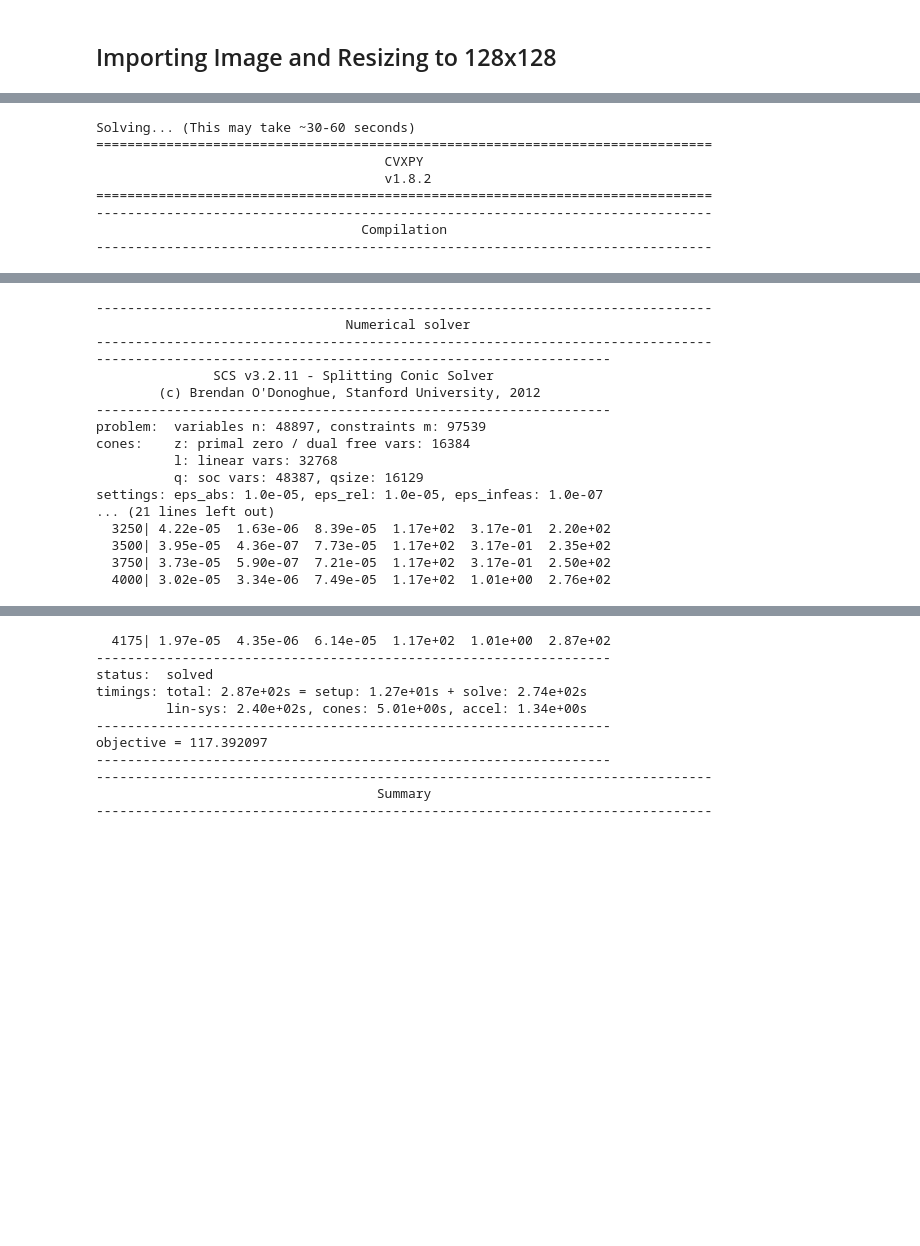
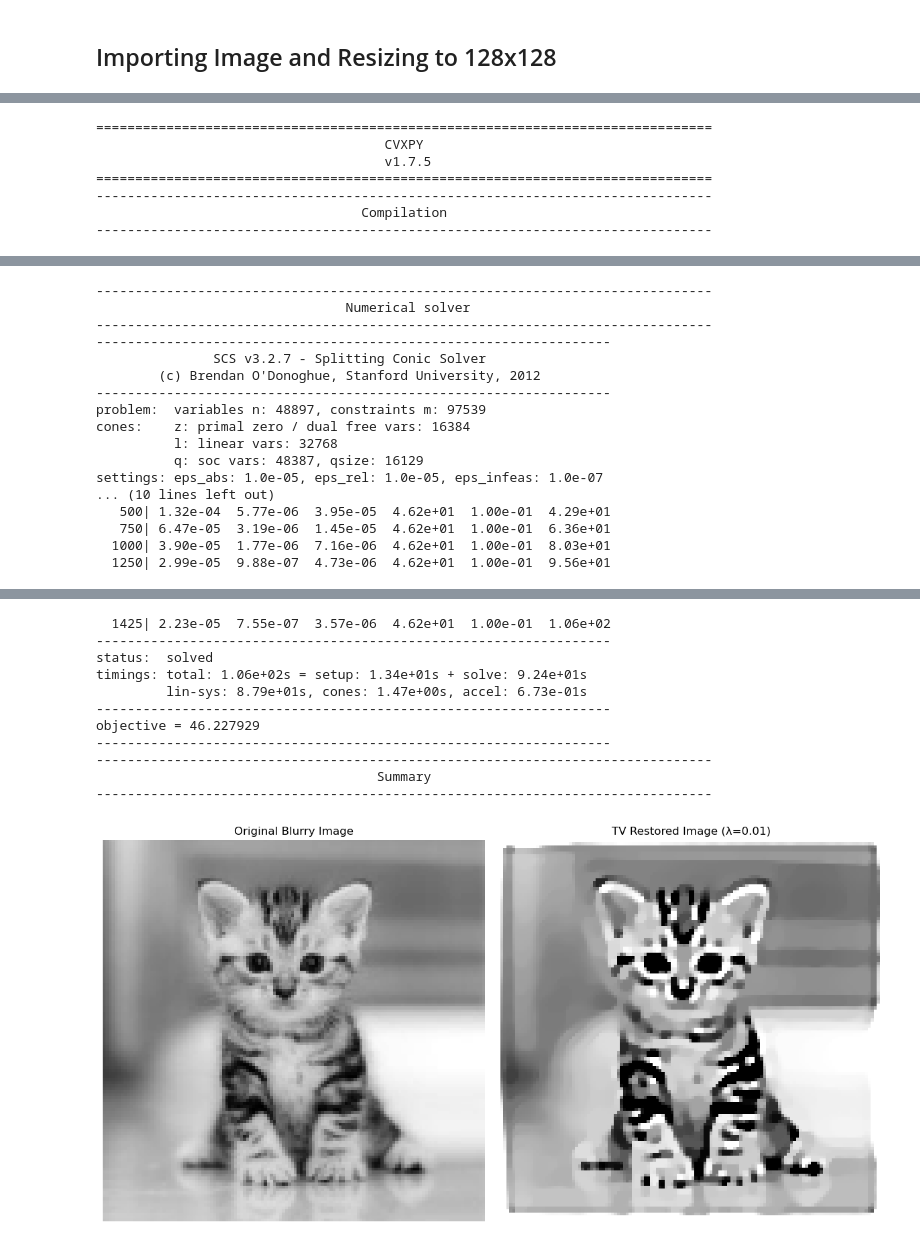
Before and after one commit to r-ey/convex_441, a Jupyter notebook: main v1_new.ipynb, the cells around one changed output, grey strips where cells are left out. Cells and saved outputs as stored; diff of their text form; code cells hidden in the pictures; blank space fills up the shorter version.

```diff
--- a/main v1_new.ipynb
+++ b/main v1_new.ipynb
@@ -221,5 +217,5 @@ plt.show()
 # %%
-LAMBDA_TV = 0.1
+LAMBDA_TV = 0.01
 
 obj = cp.Minimize(cp.sum_squares(K_sparse @ U_vec - f_vec) + LAMBDA_TV * cp.tv(U))
 
@@ -227,9 +223,23 @@ constraints = [U >= 0, U <= 1]
 
 prob = cp.Problem(obj, constraints)
 
-print("Solving... (This may take ~30-60 seconds)")
 prob.solve(solver=cp.SCS, verbose=True)
 
 u_recovered = U.value
 u_recovered = u_recovered.T
+
+plt.figure(figsize=(12, 6))
+
+plt.subplot(1, 2, 1)
+plt.imshow(f_img, cmap='gray')
+plt.title("Original Blurry Image")
+plt.axis('off')
+
+plt.subplot(1, 2, 2)
+plt.imshow(u_recovered, cmap='gray')
+plt.title(f"TV Restored Image (λ={LAMBDA_TV})")
+plt.axis('off')
+
+plt.tight_layout()
+plt.show()
 # %% [output]
@@ -246,7 +256,6 @@ u_recovered = u_recovered.T
-Solving... (This may take ~30-60 seconds)
 ===============================================================================
                                      CVXPY
-                                     v1.8.2
+                                     v1.7.5
 ===============================================================================
 -------------------------------------------------------------------------------
                                   Compilation
@@ -258,7 +267,7 @@ Solving... (This may take ~30-60 seconds)
                                 Numerical solver
 -------------------------------------------------------------------------------
 ------------------------------------------------------------------
-               SCS v3.2.11 - Splitting Conic Solver
+               SCS v3.2.7 - Splitting Conic Solver
         (c) Brendan O'Donoghue, Stanford University, 2012
 ------------------------------------------------------------------
 problem:  variables n: 48897, constraints m: 97539
@@ -266,8 +275,8 @@ cones:    z: primal zero / dual free vars: 16384
           l: linear vars: 32768
           q: soc vars: 48387, qsize: 16129
 settings: eps_abs: 1.0e-05, eps_rel: 1.0e-05, eps_infeas: 1.0e-07
-... (21 lines left out)
-  3250| 4.22e-05  1.63e-06  8.39e-05  1.17e+02  3.17e-01  2.20e+02
-  3500| 3.95e-05  4.36e-07  7.73e-05  1.17e+02  3.17e-01  2.35e+02
-  3750| 3.73e-05  5.90e-07  7.21e-05  1.17e+02  3.17e-01  2.50e+02
-  4000| 3.02e-05  3.34e-06  7.49e-05  1.17e+02  1.01e+00  2.76e+02
+... (10 lines left out)
+   500| 1.32e-04  5.77e-06  3.95e-05  4.62e+01  1.00e-01  4.29e+01
+   750| 6.47e-05  3.19e-06  1.45e-05  4.62e+01  1.00e-01  6.36e+01
+  1000| 3.90e-05  1.77e-06  7.16e-06  4.62e+01  1.00e-01  8.03e+01
+  1250| 2.99e-05  9.88e-07  4.73e-06  4.62e+01  1.00e-01  9.56e+01
@@ -278,11 +287,12 @@ settings: eps_abs: 1.0e-05, eps_rel: 1.0e-05, eps_infeas: 1.0e-07
-  4175| 1.97e-05  4.35e-06  6.14e-05  1.17e+02  1.01e+00  2.87e+02
+  1425| 2.23e-05  7.55e-07  3.57e-06  4.62e+01  1.00e-01  1.06e+02
 ------------------------------------------------------------------
 status:  solved
-timings: total: 2.87e+02s = setup: 1.27e+01s + solve: 2.74e+02s
-         lin-sys: 2.40e+02s, cones: 5.01e+00s, accel: 1.34e+00s
+timings: total: 1.06e+02s = setup: 1.34e+01s + solve: 9.24e+01s
+         lin-sys: 8.79e+01s, cones: 1.47e+00s, accel: 6.73e-01s
 ------------------------------------------------------------------
-objective = 117.392097
+objective = 46.227929
 ------------------------------------------------------------------
 -------------------------------------------------------------------------------
                                     Summary
 -------------------------------------------------------------------------------
+[figure, added]
```
Also changed, not shown: parts of 17 cells of this notebook, 1 other file.
